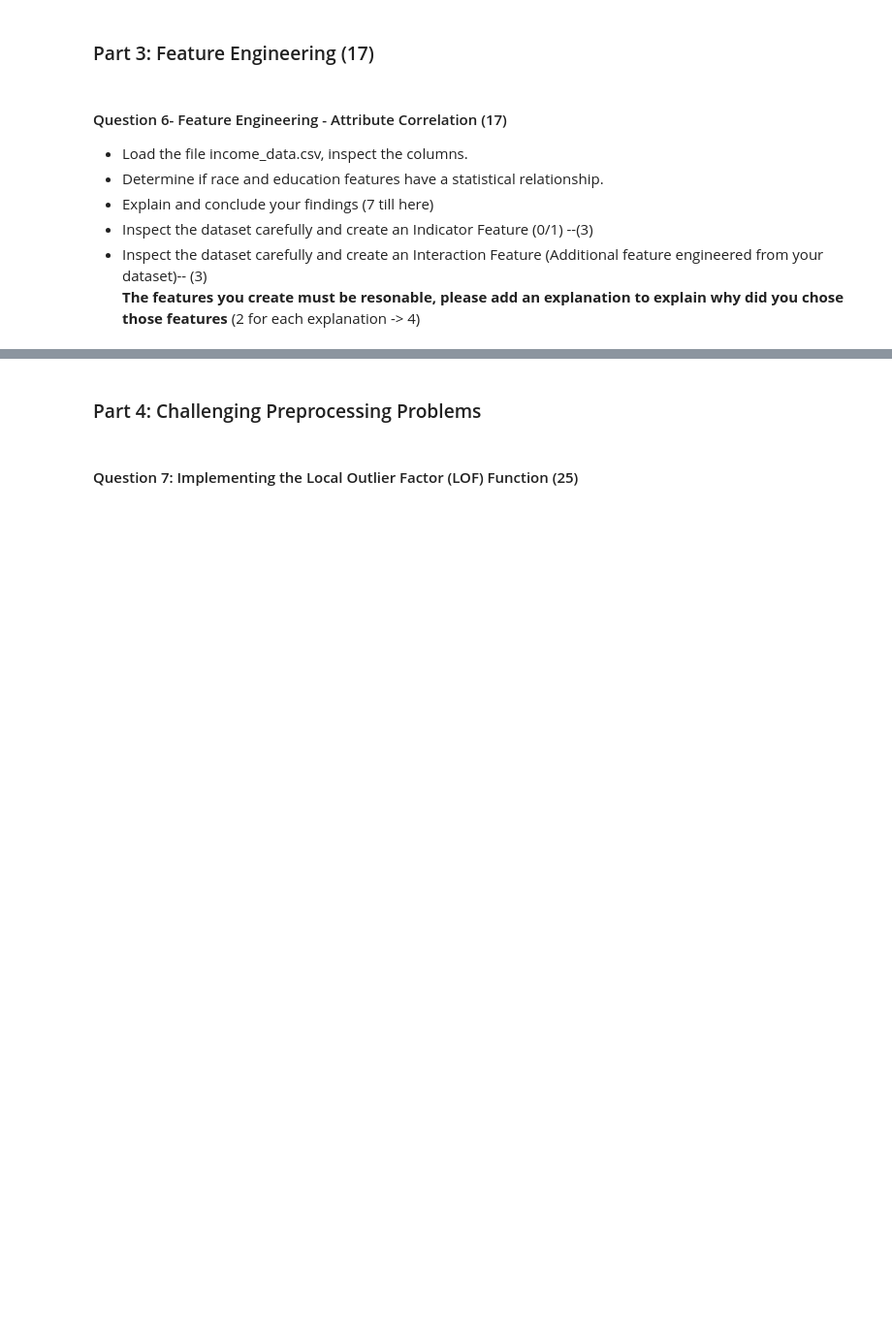
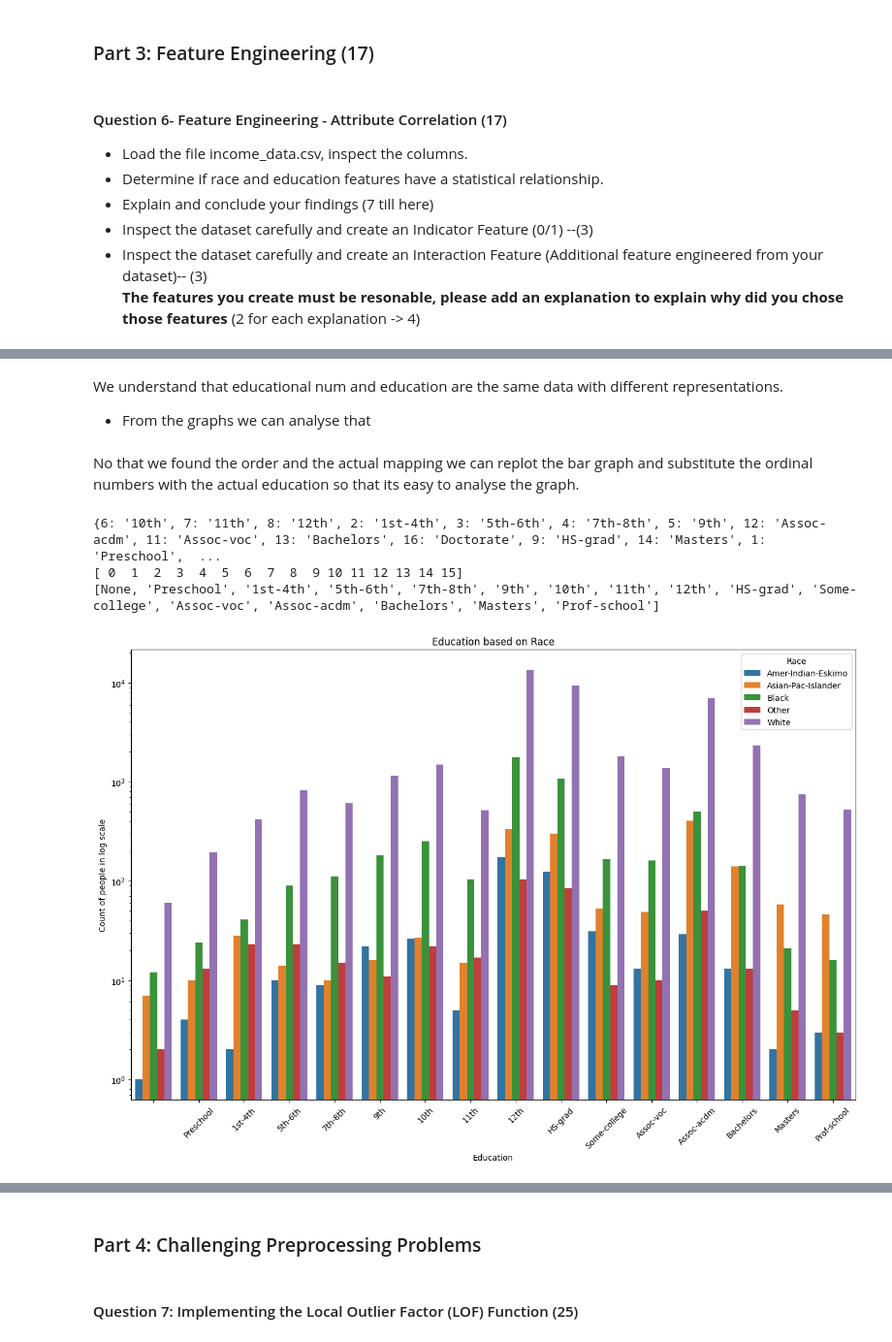
Before and after one commit to NikhilShankar/CSCN-8245-MLProgramming, a Jupyter notebook: Assignment-2/NikhilShankarChirakkalSivasankaran_2_Assignment_2.ipynb, the cells around one changed output, grey strips where cells are left out. Shown at 97% size. Cells and saved outputs as stored; diff of their text form; code cells hidden in the pictures; blank space fills up the shorter version.

```diff
--- a/Assignment-2/Assignment2.ipynb
+++ b/Assignment-2/NikhilShankarChirakkalSivasankaran_2_Assignment_2.ipynb
@@ -869,0 +912,12 @@ __The features you create must be resonable, please add an explanation to explai
+# %%
+is_same = income_data_df.groupby('education')['educational-num'].nunique()
+print(is_same)
+
+is_same = income_data_df.groupby('education')['educational-num'].unique()
+unique_mapped = is_same[is_same.apply(len) == 1]
+
+# Step 3: Print unique values for each mapping
+if not unique_mapped.empty:
+    print("\nUnique mappings from Column A to Column B:")
+    for key, value in unique_mapped.items():
+        print(f"'{key}' is uniquely mapped to '{value[0]}'")
@@ -869,0 +942,29 @@ __The features you create must be resonable, please add an explanation to explai
+# %% [markdown]
+We understand that educational num and education are the same data with different representations.
+
+- From the graphs we can analyse that
+# %% [markdown]
+No that we found the order and the actual mapping we can replot the bar graph and substitute the ordinal numbers with the actual education so that its easy to analyse the graph.
+# %%
+
+mapping_dict = {value[0]: key for key, value in unique_mapped.items()}
+print(mapping_dict)
+income_data_df_table_3 = income_data_df.groupby(['race', 'educational-num']).size().reset_index(name='Count')
+plt.figure(figsize=(16, 10))
+bar_plot = sns.barplot(x='educational-num', y='Count', hue='race', data=income_data_df_table_3)
+current_xticks = bar_plot.get_xticks()  # Get current x-tick positions
+print(current_xticks)
+new_labels = [mapping_dict.get(label) for label in current_xticks]  # Map current labels to unique values
+print(new_labels)
+plt.title("Education based on Race")
+plt.ylabel("Count of people in log scale")
+plt.yscale("log")
+plt.xlabel("Education")
+plt.legend(title="Race")
+bar_plot.set_xticklabels(labels=new_labels, rotation=45)
+plt.show()
+# %% [output]
+{6: '10th', 7: '11th', 8: '12th', 2: '1st-4th', 3: '5th-6th', 4: '7th-8th', 5: '9th', 12: 'Assoc-acdm', 11: 'Assoc-voc', 13: 'Bachelors', 16: 'Doctorate', 9: 'HS-grad', 14: 'Masters', 1: 'Preschool',  ...
+[ 0  1  2  3  4  5  6  7  8  9 10 11 12 13 14 15]
+[None, 'Preschool', '1st-4th', '5th-6th', '7th-8th', '9th', '10th', '11th', '12th', 'HS-grad', 'Some-college', 'Assoc-voc', 'Assoc-acdm', 'Bachelors', 'Masters', 'Prof-school']
+[figure, added]
```
Also changed, not shown: parts of 27 cells of this notebook, 3 other files.
